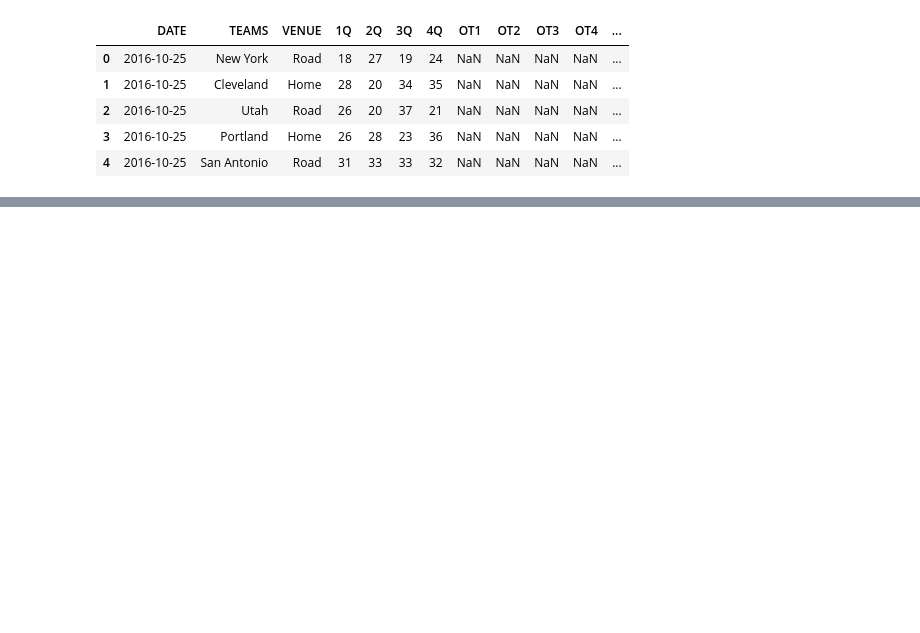
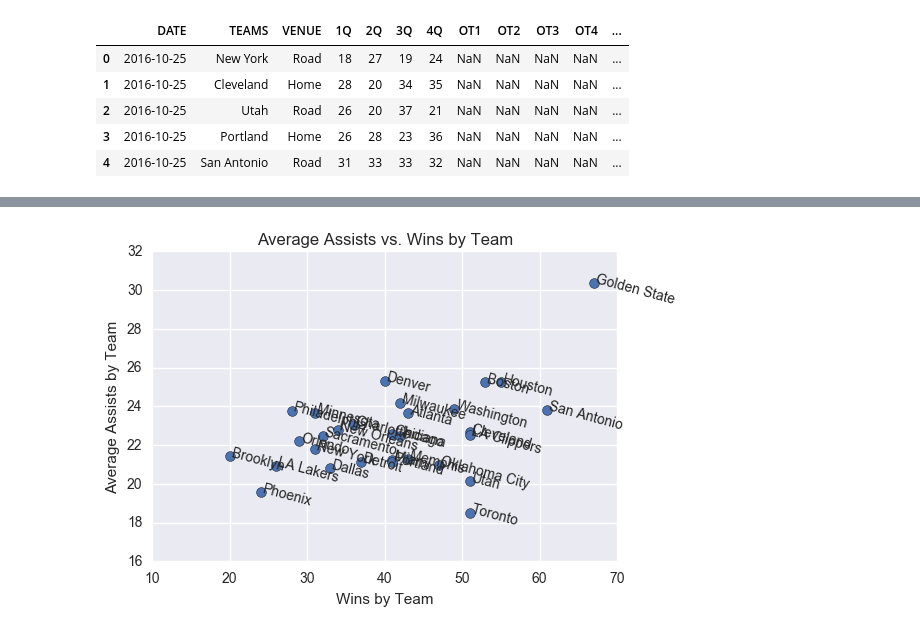
Before and after one commit to MPhillips55/Capstone_Project_1_2016-2017_NBA_Data, a Jupyter notebook: EDA/Capstone Project EDA - 2016-2017 NBA Data.ipynb, the cells around one changed output, grey strips where cells are left out. Cells and saved outputs as stored; diff of their text form; code cells hidden in the pictures; blank space fills up the shorter version.

```diff
--- a/EDA/Capstone Project EDA - 2016-2017 NBA Data.ipynb
+++ b/EDA/Capstone Project EDA - 2016-2017 NBA Data.ipynb
@@ -86,0 +113,22 @@ Name: win_or_loss, dtype: int64
+# %%
+# create new dataframe with average assists, and team win counts
+team_assists = tbsdf[['TEAMS', 'A', 'win_or_loss']]
+team_assists = team_assists.groupby('TEAMS').agg({'A':'mean', 'win_or_loss':'sum'})[['A', 'win_or_loss']]
+
+# create scatter plot
+ax = team_assists.plot('win_or_loss',
+                       'A',
+                       kind='scatter',
+                       s=50)
+ax.set_ylabel('Average Assists by Team')
+ax.set_xlabel('Wins by Team')
+ax.set_title('Average Assists vs. Wins by Team')
+
+# add annotations to see which teams are the outliers
+n=team_assists.index
+
+for i, txt in enumerate(n):
+    ax.annotate(txt, (team_assists.win_or_loss[i],team_assists.A[i]),rotation=-15)
+plt.show()
+# %% [output]
+[figure, added]
```
Also changed, not shown: parts of 21 cells of this notebook.
